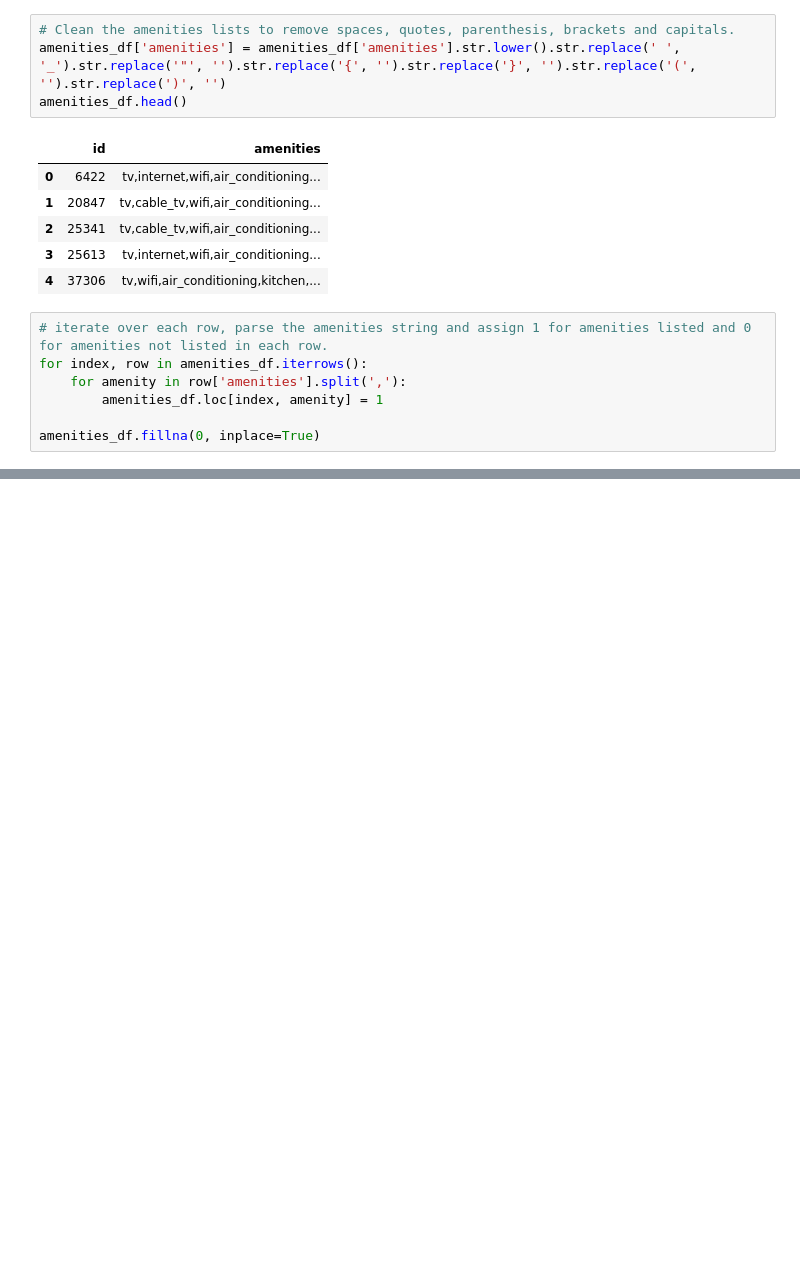
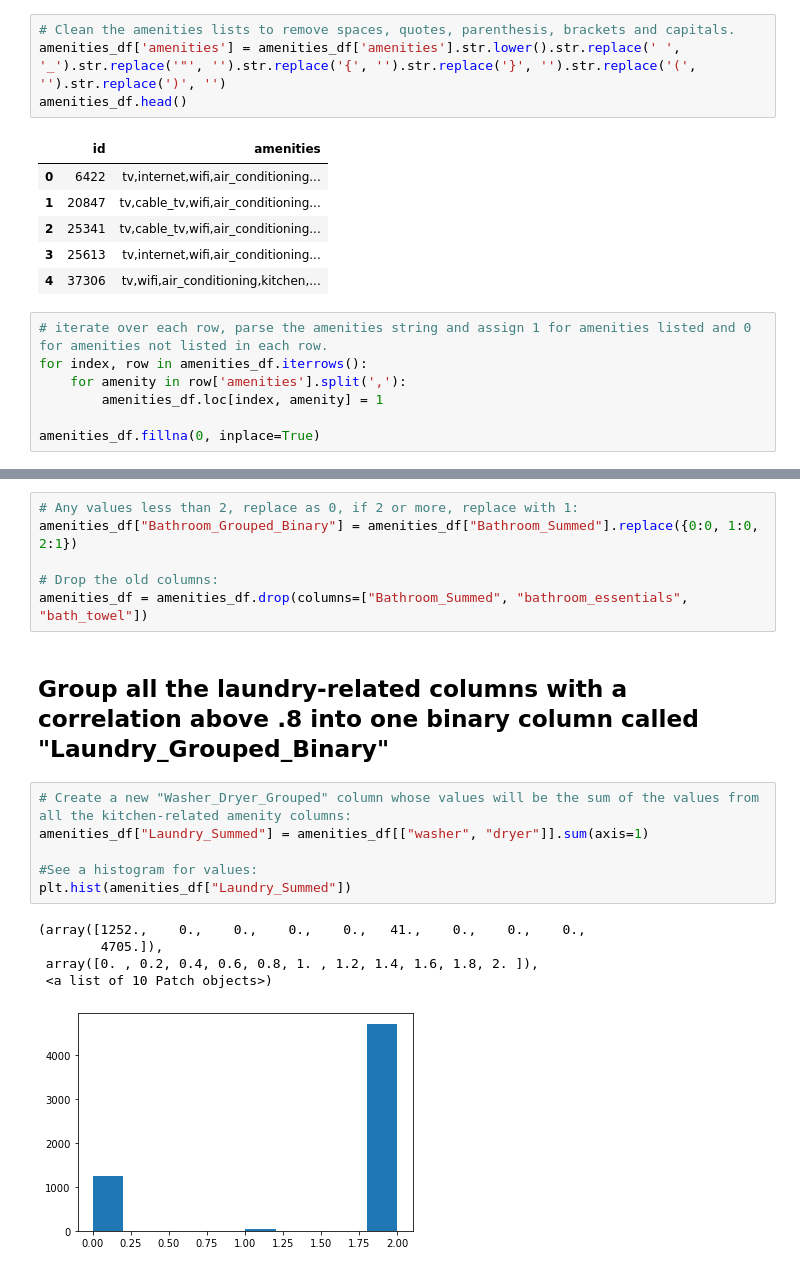
Before and after one commit to whitneylosinski/Eat.Sleep.Data, a Jupyter notebook: Parsed_Amenities.ipynb, the cells around one changed output, grey strips where cells are left out. Drawn from its saved outputs; the diff is of its cells as text; blank space fills up the shorter version.

```diff
--- a/Parsed_Amenities.ipynb
+++ b/Parsed_Amenities.ipynb
@@ -61,0 +149,20 @@ amenities_df.head()
+# %%
+# Any values less than 2, replace as 0, if 2 or more, replace with 1:
+amenities_df["Bathroom_Grouped_Binary"] = amenities_df["Bathroom_Summed"].replace({0:0, 1:0, 2:1})
+
+# Drop the old columns:
+amenities_df = amenities_df.drop(columns=["Bathroom_Summed", "bathroom_essentials", "bath_towel"])
+# %% [markdown]
+## Group all the laundry-related columns with a correlation above .8 into one binary column called "Laundry_Grouped_Binary"
+# %%
+# Create a new "Washer_Dryer_Grouped" column whose values will be the sum of the values from all the kitchen-related amenity columns:
+amenities_df["Laundry_Summed"] = amenities_df[["washer", "dryer"]].sum(axis=1)
+
+#See a histogram for values:
+plt.hist(amenities_df["Laundry_Summed"])
+# %% [output]
+(array([1252.,    0.,    0.,    0.,    0.,   41.,    0.,    0.,    0.,
+        4705.]),
+ array([0. , 0.2, 0.4, 0.6, 0.8, 1. , 1.2, 1.4, 1.6, 1.8, 2. ]),
+ <a list of 10 Patch objects>)
+[figure, added]
```
Also changed, not shown: parts of 16 cells of this notebook.
